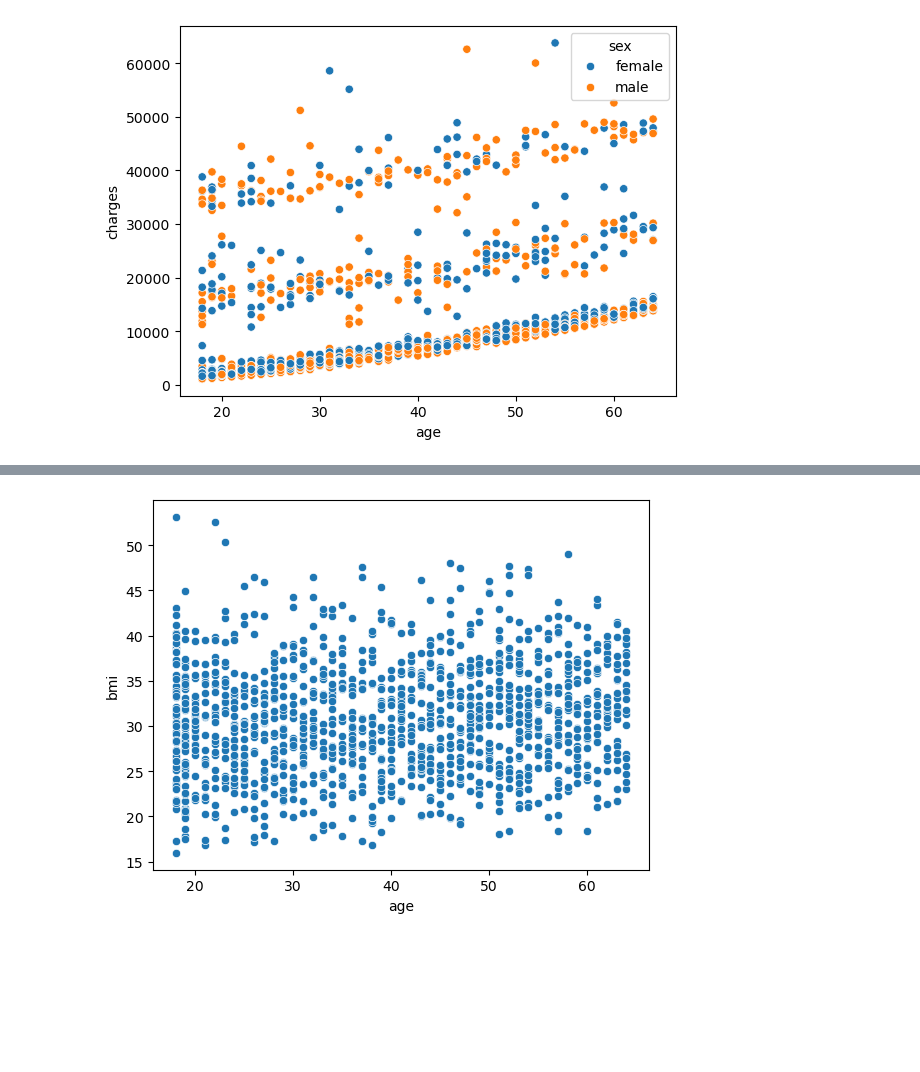
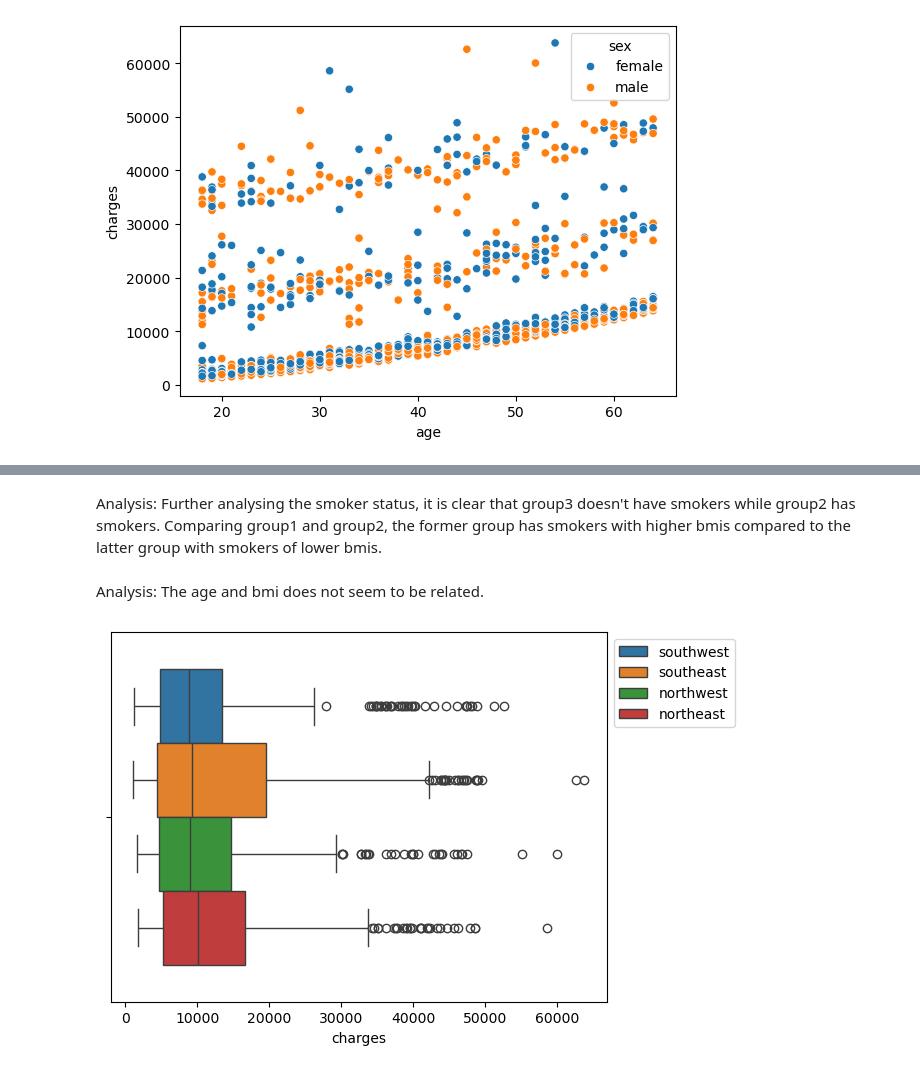
Before and after one commit to sum246/Medical-Insurance-Costs, a Jupyter notebook: myportfolio-insurance-costs.ipynb, the cells around one changed output, grey strips where cells are left out. Cells and saved outputs as stored; diff of their text form; code cells hidden in the pictures; blank space fills up the shorter version.

```diff
--- a/myportfolio-insurance-costs.ipynb
+++ b/myportfolio-insurance-costs.ipynb
@@ -115,3 +115,9 @@ The difference between the average charges for men and women = $1387.17
 Conclusion: The average charges for men is greater by $1387.17
 # %% [markdown]
 Does increase in bmi create an increase in insurance charges?
+# %%
+import seaborn as sns
+import pandas as pd
+import matplotlib.pyplot as plt
+med_data = pd.read_csv('insurance.csv')
+med_data.info()
@@ -142,5 +197,10 @@ whose charges are in 3 different ranges.
+# %% [markdown]
+Analysis: Further analysing the smoker status, it is clear that group3 doesn't have smokers while group2 has smokers. Comparing group1 and group2, the former group has smokers with higher bmis compared to the latter group with smokers of lower bmis.
+# %% [markdown]
+Analysis: The age and bmi does not seem to be related.
 # %%
-sns.scatterplot( data = med_data,  x='age', y='bmi')
+sns.boxplot( data = med_data, x='charges', hue ='region')
+plt.legend(bbox_to_anchor =(1,1))
 plt.show()
 # %% [output]
-[figure, old version]
+[figure, new version]
```
Also changed, not shown: parts of 15 cells of this notebook.
